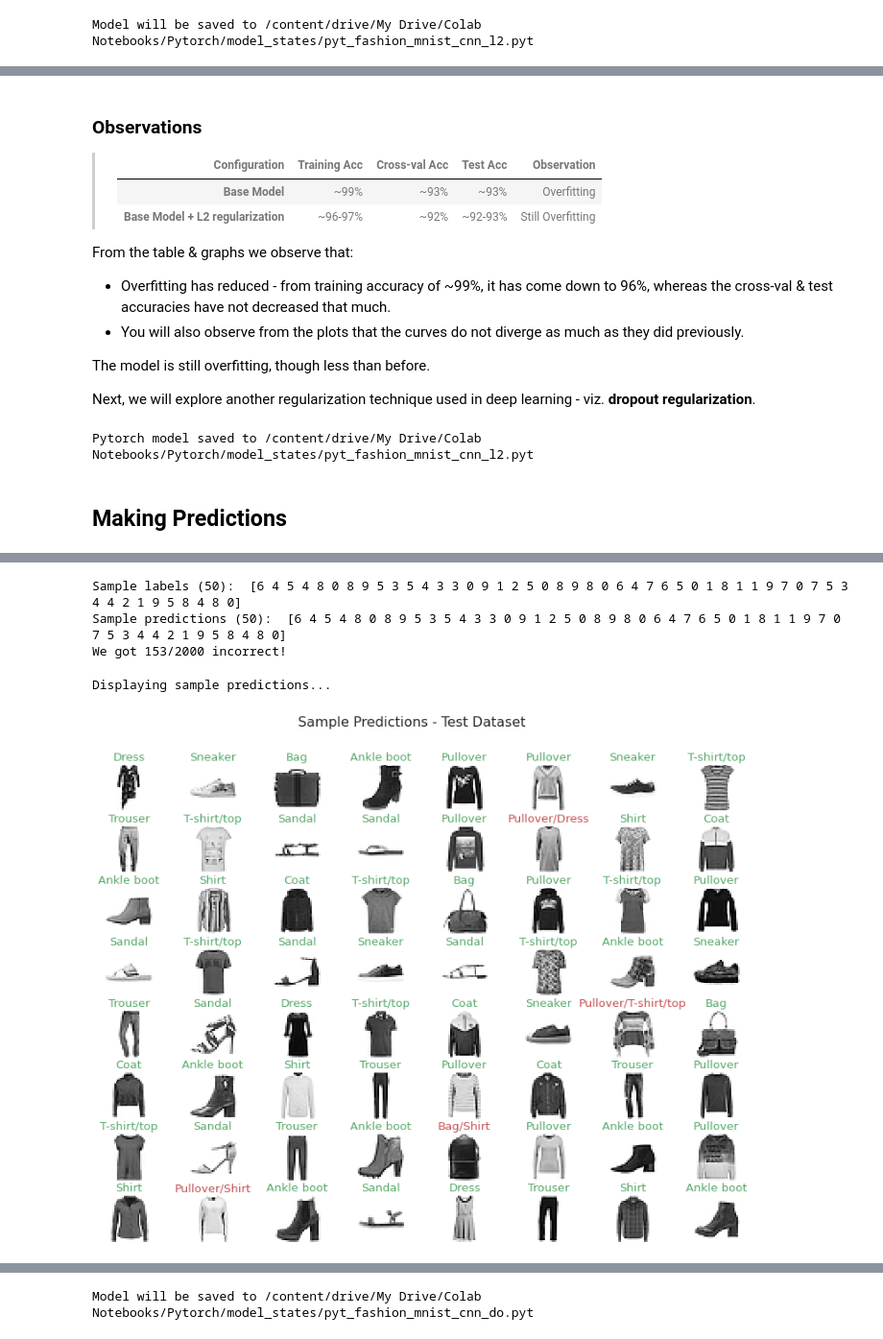
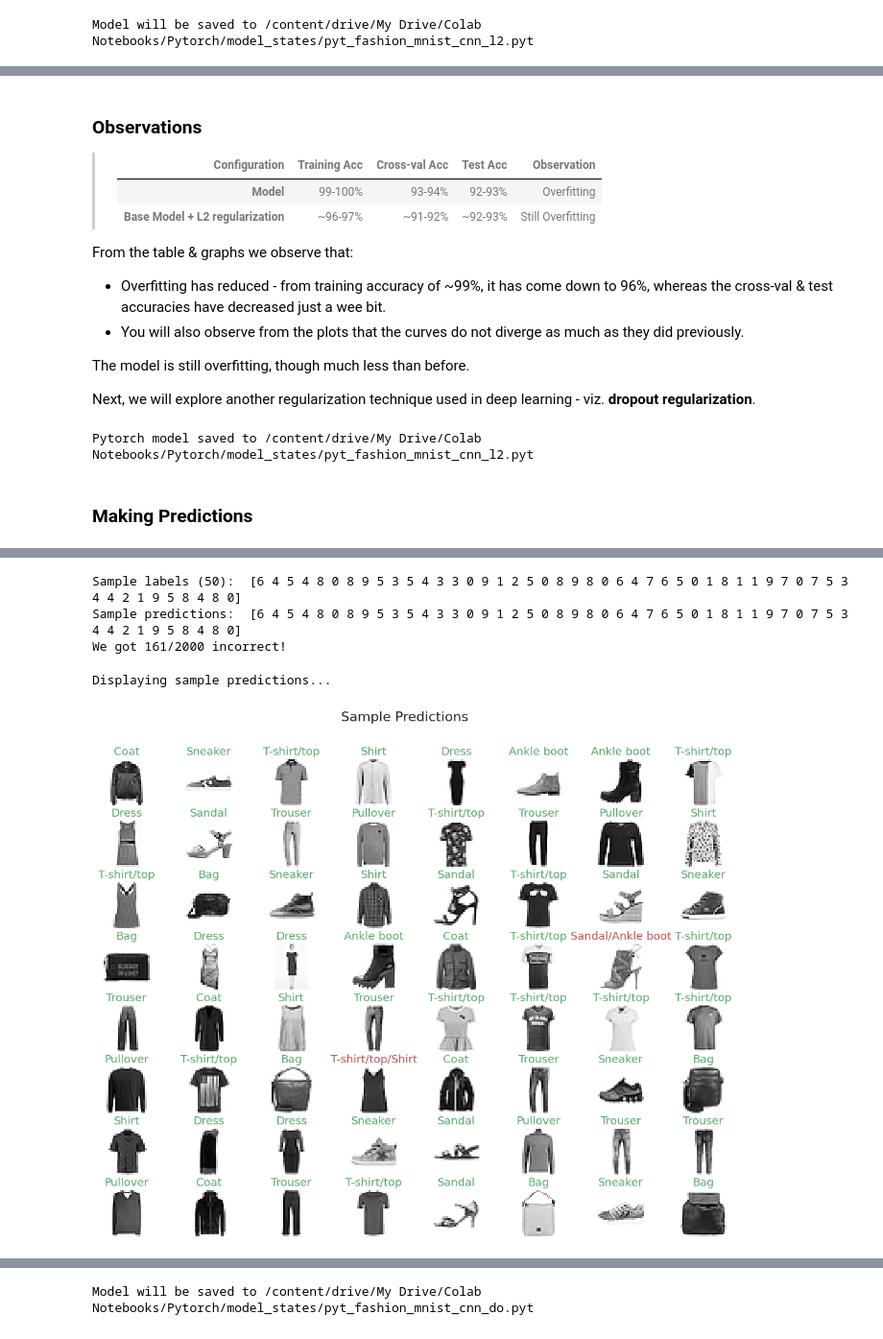
Before and after one commit to mjbhobe/dl-pytorch, a Jupyter notebook: pyt_fashion_mnist - Part2.ipynb, the cells around one changed output, grey strips where cells are left out. Shown at 96% size. Drawn from its saved outputs; the diff is of its cells as text; code cells hidden in the pictures.

```diff
--- a/pyt_fashion_mnist - Part2.ipynb
+++ b/pyt_fashion_mnist - Part2.ipynb
@@ -318,0 +248,3 @@ Estimated Total Size (MB): 19.62
+# %%
+model = FMNistNet().to(DEVICE)
+print(torchsummary.summary(model, (NUM_CHANNELS, IMAGE_WIDTH, IMAGE_HEIGHT)))
@@ -321,4 +271,16 @@ Estimated Total Size (MB): 19.62
+# %%
+loss_fn = nn.CrossEntropyLoss()
+metrics_map = {
+    "acc": torchmetrics.classification.MulticlassAccuracy(num_classes=NUM_CLASSES)
+}
+trainer = t3.Trainer(
+    loss_fn = loss_fn, device=DEVICE, metrics_map = metrics_map,
+    epochs=NUM_EPOCHS, batch_size=BATCH_SIZE
+)
+# >>> here is the change to implement L2 regularization - add a weight_decay=XXX param
+# to your optimizer. You can use any optimizer, but Adam works best for most classification
+# usecases
+optimizer = optim.Adam(params=model.parameters(), lr=LEARNING_RATE, weight_decay=L2_REG)
 # %%
-hist = model.fit_dataset(train_dataset, validation_dataset=val_dataset,
-                         epochs=NUM_EPOCHS, batch_size=BATCH_SIZE)
+hist = trainer.fit(model, optimizer, train_dataset, validation_dataset=val_dataset)
 # %% [output]
@@ -366,14 +328,14 @@ Evaluating (2000/2000) -> loss: 0.2319 - acc: 0.9253
 ### Observations
 >Configuration | Training Acc | Cross-val Acc | Test Acc | Observation
 >:---|:---:|:---:|:---:|:---|
->**Base Model**|~99%|~93%|~93%| Overfitting
->**Base Model + L2 regularization**|~96-97%|~92%|~92-93%| Still Overfitting
+>**Model**|99-100%|93-94%|92-93%| Overfitting
+>**Base Model + L2 regularization**|~96-97%|~91-92%|~92-93%| Still Overfitting
 
 From the table & graphs we observe that:
-* Overfitting has reduced - from training accuracy of ~99%, it has come down to 96%, whereas the cross-val & test accuracies have not decreased that much.
+* Overfitting has reduced - from training accuracy of ~99%, it has come down to 96%, whereas the cross-val & test accuracies have decreased just a wee bit.
 * You will also observe from the plots that the curves do not diverge as much as they did previously.
 
-The model is still overfitting, though less than before.
+The model is still overfitting, though much less than before.
 
 Next, we will explore another regularization technique used in deep learning - viz. **dropout regularization**.
 # %%
@@ -382,11 +344,11 @@ del model
 # %% [output]
 Pytorch model saved to /content/drive/My Drive/Colab Notebooks/Pytorch/model_states/pyt_fashion_mnist_cnn_l2.pyt
 # %% [markdown]
-## Making Predictions
+### Making Predictions
 # %%
-model, optimizer = build_model_l2()
-model.load(PY_MODEL_SAVE_PATH_L2)
-print(model.summary((NUM_CHANNELS, IMAGE_HEIGHT, IMAGE_WIDTH)))
+model = FMNistNet().to(DEVICE)
+t3.load_model(model, PY_MODEL_SAVE_PATH_L2)
+print(torchsummary.summary(model, (NUM_CHANNELS, IMAGE_WIDTH, IMAGE_HEIGHT)))
 # %% [output]
 Pytorch model loaded from /content/drive/My Drive/Colab Notebooks/Pytorch/model_states/pyt_fashion_mnist_cnn_l2.pyt
 ----------------------------------------------------------------
@@ -407,26 +369,29 @@ Estimated Total Size (MB): 19.62
 None
 # %%
 # run predictions
-y_pred, y_true = model.predict_dataset(test_dataset)
-y_pred = np.argmax(y_pred, axis=1)
+y_pred, y_true = trainer.predict(model, test_dataset)
+y_pred = np.argmax(y_pred, axis = 1)
 print('Sample labels (50): ', y_true[:50])
-print('Sample predictions (50): ', y_true[:50])
+print('Sample predictions: ', y_true[:50])
 print('We got %d/%d incorrect!' % ((y_pred != y_true).sum(), len(y_true)))
 # %% [output]
 Sample labels (50):  [6 4 5 4 8 0 8 9 5 3 5 4 3 3 0 9 1 2 5 0 8 9 8 0 6 4 7 6 5 0 1 8 1 1 9 7 0 7 5 3 4 4 2 1 9 5 8 4 8 0]
-Sample predictions (50):  [6 4 5 4 8 0 8 9 5 3 5 4 3 3 0 9 1 2 5 0 8 9 8 0 6 4 7 6 5 0 1 8 1 1 9 7 0 7 5 3 4 4 2 1 9 5 8 4 8 0]
-We got 153/2000 incorrect!
+Sample predictions:  [6 4 5 4 8 0 8 9 5 3 5 4 3 3 0 9 1 2 5 0 8 9 8 0 6 4 7 6 5 0 1 8 1 1 9 7 0 7 5 3 4 4 2 1 9 5 8 4 8 0]
+We got 161/2000 incorrect!
 # %%
 # display sample
 print('Displaying sample predictions...')
-trainloader = torch.utils.data.DataLoader(test_dataset, batch_size=64, shuffle=True)
+trainloader = torch.utils.data.DataLoader(
+    test_dataset, batch_size = 64, shuffle = True
+)
 data_iter = iter(trainloader)
-images, labels = data_iter.next()  # fetch a batch of 64 random images
-preds = model.predict(images)
-preds = np.argmax(preds, axis=1)
-#type(images), type(labels), type(preds)
-display_sample(images, labels.cpu().numpy(), sample_predictions=preds,
-                grid_shape=(8, 8), plot_title='Sample Predictions - Test Dataset')
+images, labels = next(data_iter)  # fetch a batch of 64 random images
+preds = trainer.predict(model, images)
+preds = np.argmax(preds, axis = 1)
+display_sample(
+    images, labels.numpy(), sample_predictions = preds,
+    grid_shape = (8, 8), plot_title = 'Sample Predictions'
+)
 # %% [output]
 Displaying sample predictions...
-[figure, old version]
+[figure, new version]
```
Also changed, not shown: parts of 78 cells of this notebook, 8 other files.
